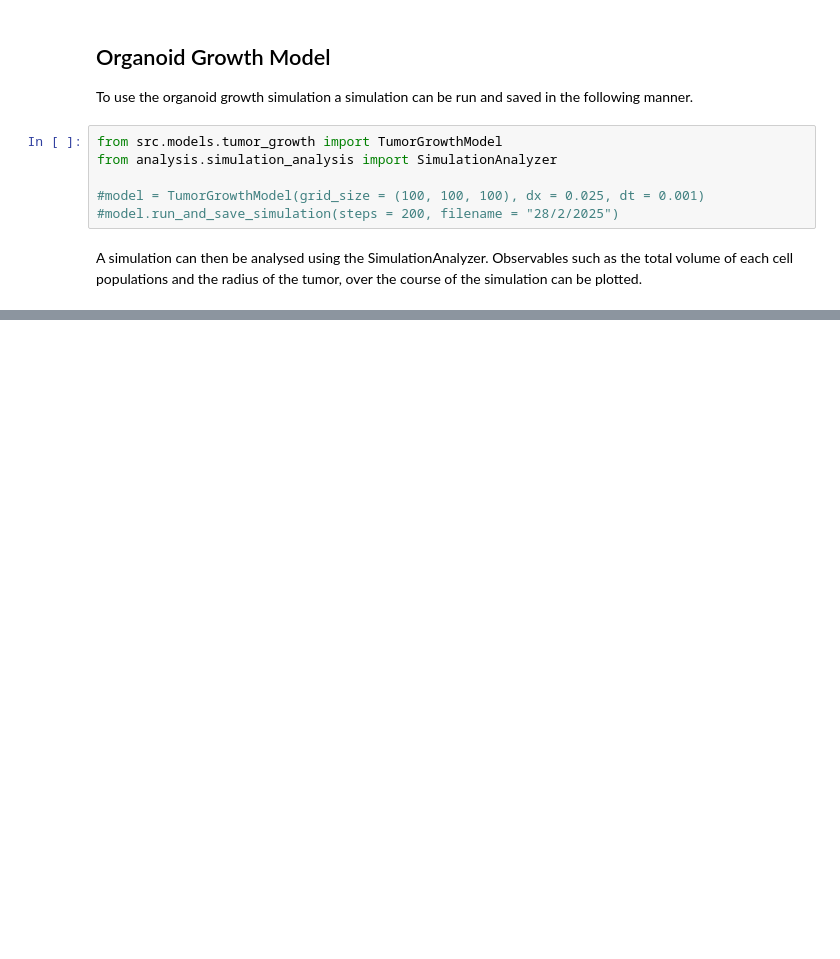
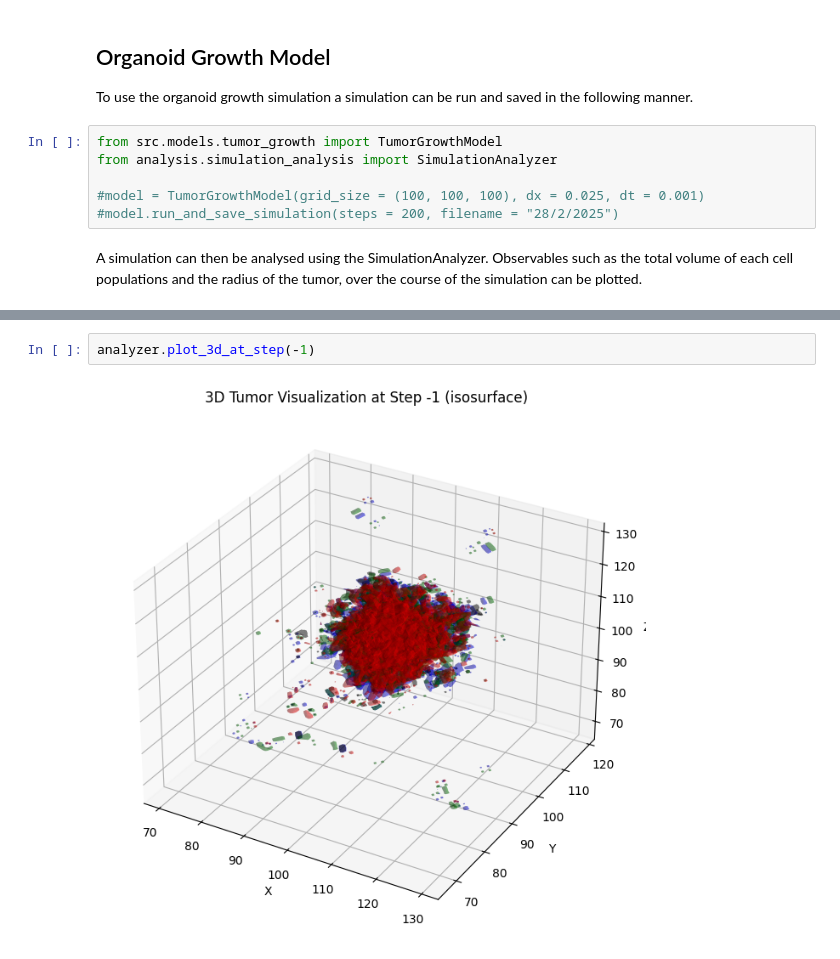
Before and after one commit to rmcnamara101/SCIE3212, a Jupyter notebook: src/notebooks/model_exploration.ipynb, the cells around one changed output, grey strips where cells are left out. Saved outputs shown, nothing was run; the diff lists cells and outputs as text; blank space fills up the shorter version.

```diff
--- a/src/notebooks/model_exploration.ipynb
+++ b/src/notebooks/model_exploration.ipynb
@@ -30,0 +37,4 @@ analyzer.plot_growth_rate() # plot final step
+# %%
+analyzer.plot_3d_at_step(-1)
+# %% [output]
+[figure, added]
```
Also changed, not shown: parts of 4 cells of this notebook, 4 other files.
